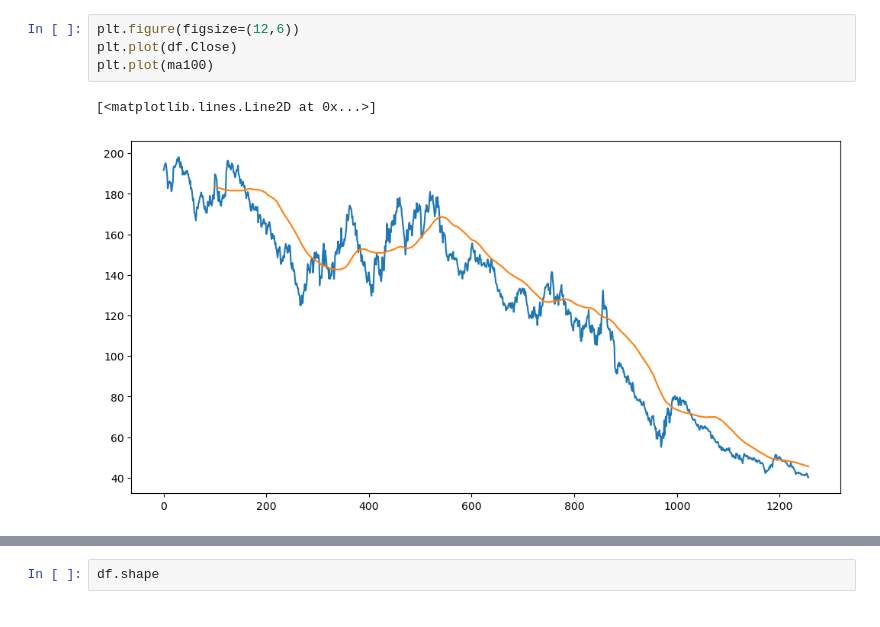
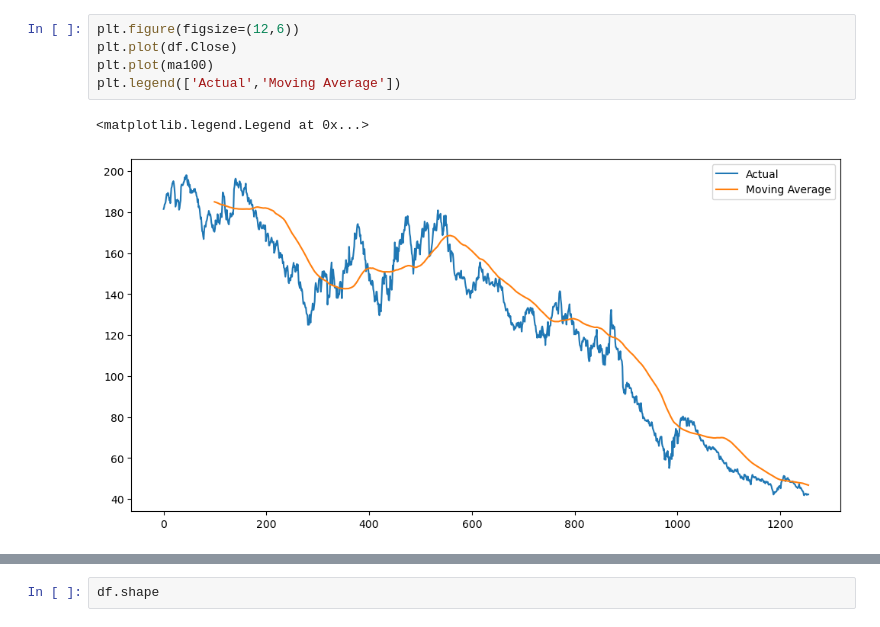
Before and after one commit to imaoharsh/StockMarket_Trend_Prediction, a Jupyter notebook: BuzzNation.ipynb, the cells around one changed output, grey strips where cells are left out. Cells and saved outputs as stored; diff of their text form.

```diff
--- a/BuzzNation.ipynb
+++ b/BuzzNation.ipynb
@@ -71,10 +72,11 @@ Name: Close, Length: 1257, dtype: float64
 # %%
 plt.figure(figsize=(12,6))
 plt.plot(df.Close)
 plt.plot(ma100)
+plt.legend(['Actual','Moving Average'])
 # %% [output]
-[<matplotlib.lines.Line2D at 0x...>]
+<matplotlib.legend.Legend at 0x...>
-[figure, old version]
+[figure, new version]
 # %%
 ma200=df.Close.rolling(200).mean()
 ma200
```
Also changed, not shown: parts of 9 cells of this notebook, 11 other files.
